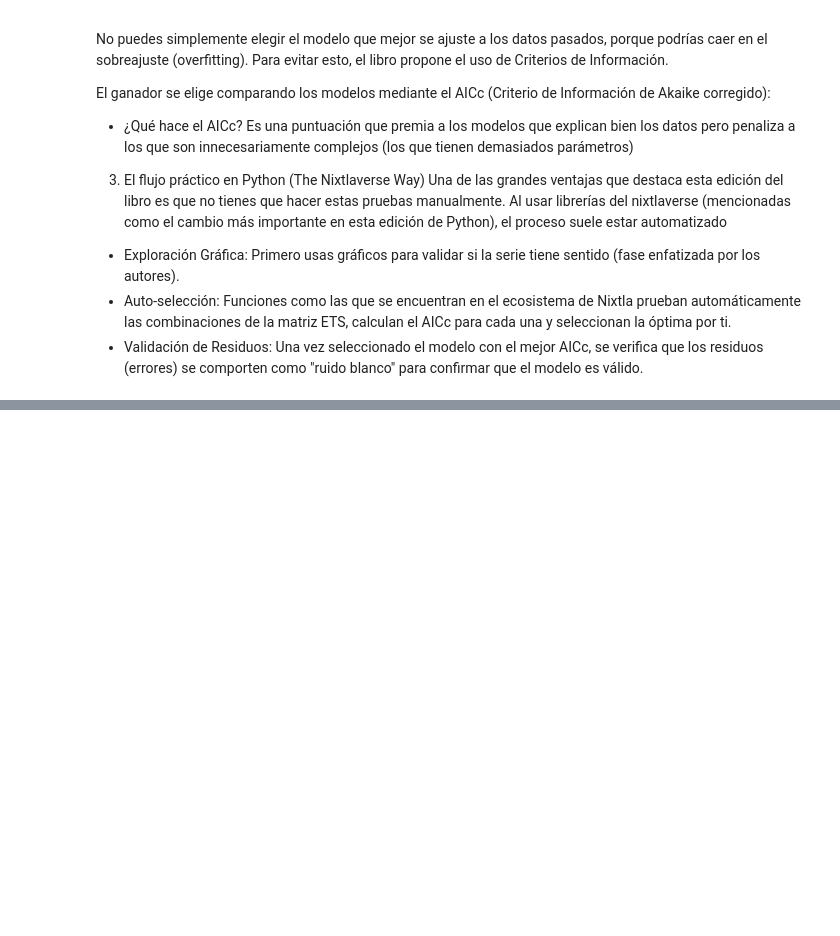
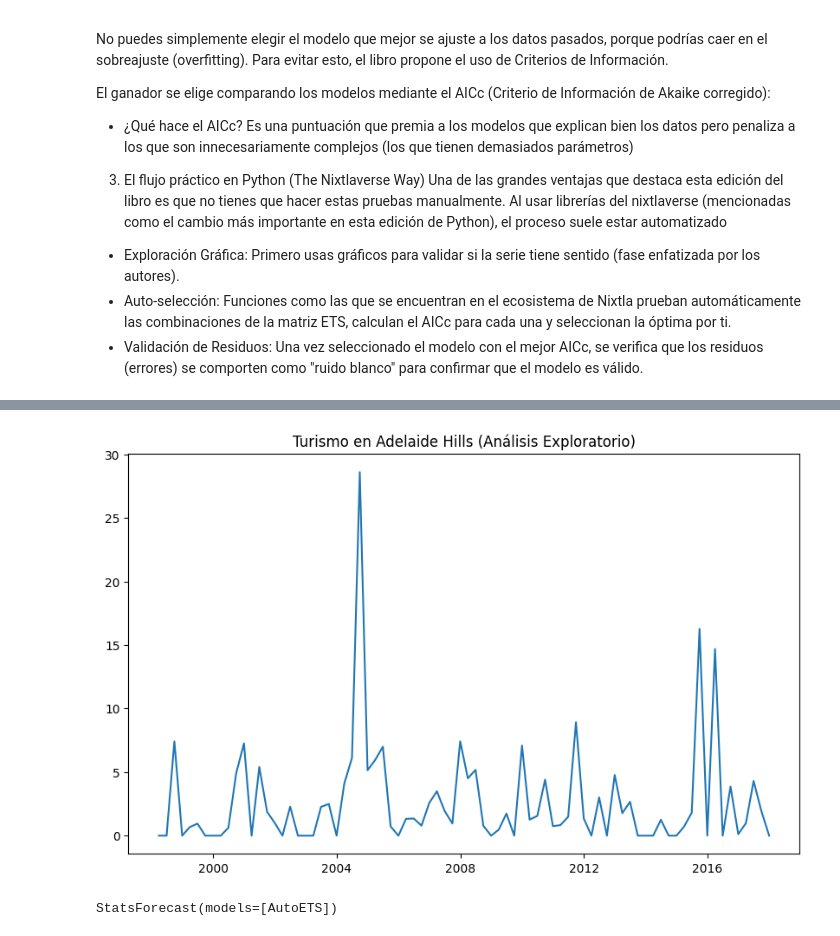
Before and after one commit to pxtroniwnl/series-de-tiempo-utb, a Jupyter notebook: nota-06.ipynb, the cells around one changed output, grey strips where cells are left out. Cells and saved outputs as stored; diff of their text form; code cells hidden in the pictures; blank space fills up the shorter version.

```diff
--- a/nota-06.ipynb
+++ b/nota-06.ipynb
@@ -207,3 +207,9 @@ Una de las grandes ventajas que destaca esta edición del libro es que no tienes
 - Exploración Gráfica: Primero usas gráficos para validar si la serie tiene sentido (fase enfatizada por los autores).
 - Auto-selección: Funciones como las que se encuentran en el ecosistema de Nixtla prueban automáticamente las combinaciones de la matriz ETS, calculan el AICc para cada una y seleccionan la óptima por ti.
 - Validación de Residuos: Una vez seleccionado el modelo con el mejor AICc, se verifica que los residuos (errores) se comporten como "ruido blanco" para confirmar que el modelo es válido.
+# %%
+import pandas as pd
+path = "data/aus_tourism.csv"
+
+df = pd.read_csv(path)
+df.head(5)
@@ -209,0 +227,5 @@ Una de las grandes ventajas que destaca esta edición del libro es que no tienes
+# %%
+# Preparar el formato para Nixtlaverse (Ejemplo con una región específica)
+# unique_id: Identificador de la serie, ds: Fecha, y: Valor a predecir
+df_ets = df.rename(columns={'Quarter': 'ds', 'Trips': 'y', 'Region': 'unique_id'})
+df_ets['ds'] = pd.to_datetime(df_ets['ds'])
@@ -209,0 +241,9 @@ Una de las grandes ventajas que destaca esta edición del libro es que no tienes
+# %%
+# Graficar una serie para análisis visual
+example_series = df_ets[df_ets['unique_id'] == 'Adelaide Hills-South Australia-Business']
+plt.figure(figsize=(10, 6))
+plt.plot(example_series['ds'], example_series['y'])
+plt.title('Turismo en Adelaide Hills (Análisis Exploratorio)')
+plt.show()
+# %% [output]
+[figure, added]
@@ -209,0 +260,4 @@ Una de las grandes ventajas que destaca esta edición del libro es que no tienes
+# %%
+sf.fit(df_ets)
+# %% [output]
+StatsForecast(models=[AutoETS])
```
Also changed, not shown: parts of 6 cells of this notebook.
